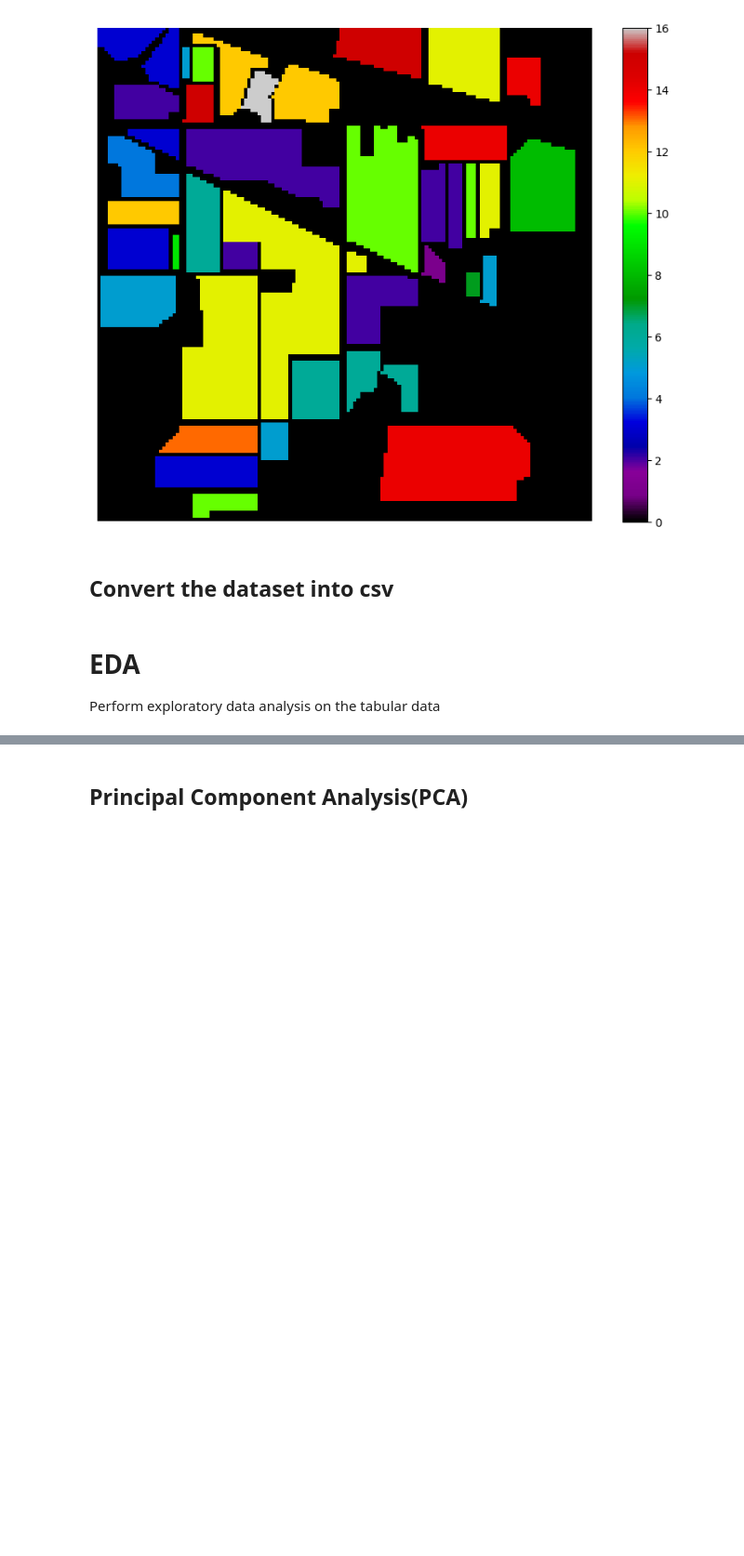
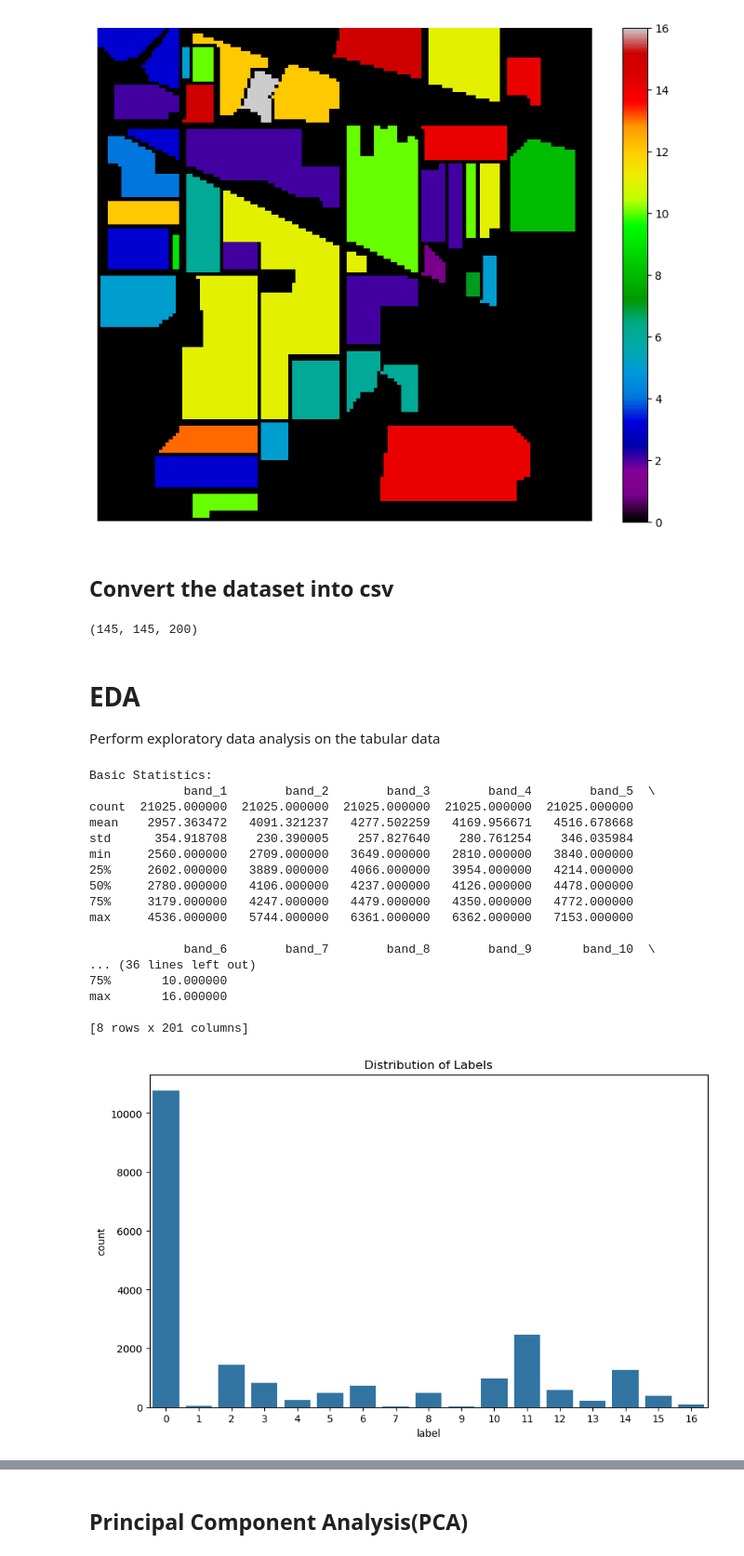
Before and after one commit to VanuatuN/MM, a Jupyter notebook: Indian_pines_classification.ipynb, the cells around one changed output, grey strips where cells are left out. Shown at 93% size. Saved outputs shown, nothing was run; the diff lists cells and outputs as text; code cells hidden in the pictures; blank space fills up the shorter version.

Commit message:
first plots

```diff
--- a/Indian_pines_classification.ipynb
+++ b/Indian_pines_classification.ipynb
@@ -80,7 +91,60 @@ def extract_pixels(X, y):
   return df
 
 df = extract_pixels(X, y)
+# %%
+X.shape
+# %% [output]
+(145, 145, 200)
 # %% [markdown]
 # EDA
 
 Perform exploratory data analysis on the tabular data
+# %%
+# Reshape X to a 2D array (rows: pixels, columns: bands)
+X_reshaped = X.reshape(-1, X.shape[2])
+
+# Create a DataFrame with flattened features and labels
+columns = [f'band_{i}' for i in range(1, X.shape[2] + 1)]
+df = pd.DataFrame(data=X_reshaped, columns=columns)
+df['label'] = y.flatten()
+
+# Display basic statistics
+print("Basic Statistics:")
+print(df.describe())
+
+# Visualize the distribution of labels
+plt.figure(figsize=(10, 6))
+sns.countplot(x='label', data=df)
+plt.title('Distribution of Labels')
+plt.show()
+
+# Correlation heatmap of features
+plt.figure(figsize=(15, 10))
+correlation_matrix = df.corr()
+sns.heatmap(correlation_matrix, cmap='coolwarm', annot=False)
+plt.title('Correlation Heatmap of Features')
+plt.show()
+
+# Pairplot of a subset of bands (e.g., first 5 bands)
+sns.pairplot(df.sample(n=1000, random_state=42), hue='label', vars=columns[:5])
+plt.suptitle('Pairplot of Bands (Sampled)')
+plt.show()
+# %% [output]
+Basic Statistics:
+             band_1        band_2        band_3        band_4        band_5  \
+count  21025.000000  21025.000000  21025.000000  21025.000000  21025.000000
+mean    2957.363472   4091.321237   4277.502259   4169.956671   4516.678668
+std      354.918708    230.390005    257.827640    280.761254    346.035984
+min     2560.000000   2709.000000   3649.000000   2810.000000   3840.000000
+25%     2602.000000   3889.000000   4066.000000   3954.000000   4214.000000
+50%     2780.000000   4106.000000   4237.000000   4126.000000   4478.000000
+75%     3179.000000   4247.000000   4479.000000   4350.000000   4772.000000
+max     4536.000000   5744.000000   6361.000000   6362.000000   7153.000000
+
+             band_6        band_7        band_8        band_9       band_10  \
+... (36 lines left out)
+75%       10.000000
+max       16.000000
+
+[8 rows x 201 columns]
+[figure, added]
```
Also changed, not shown: parts of 8 cells of this notebook.
